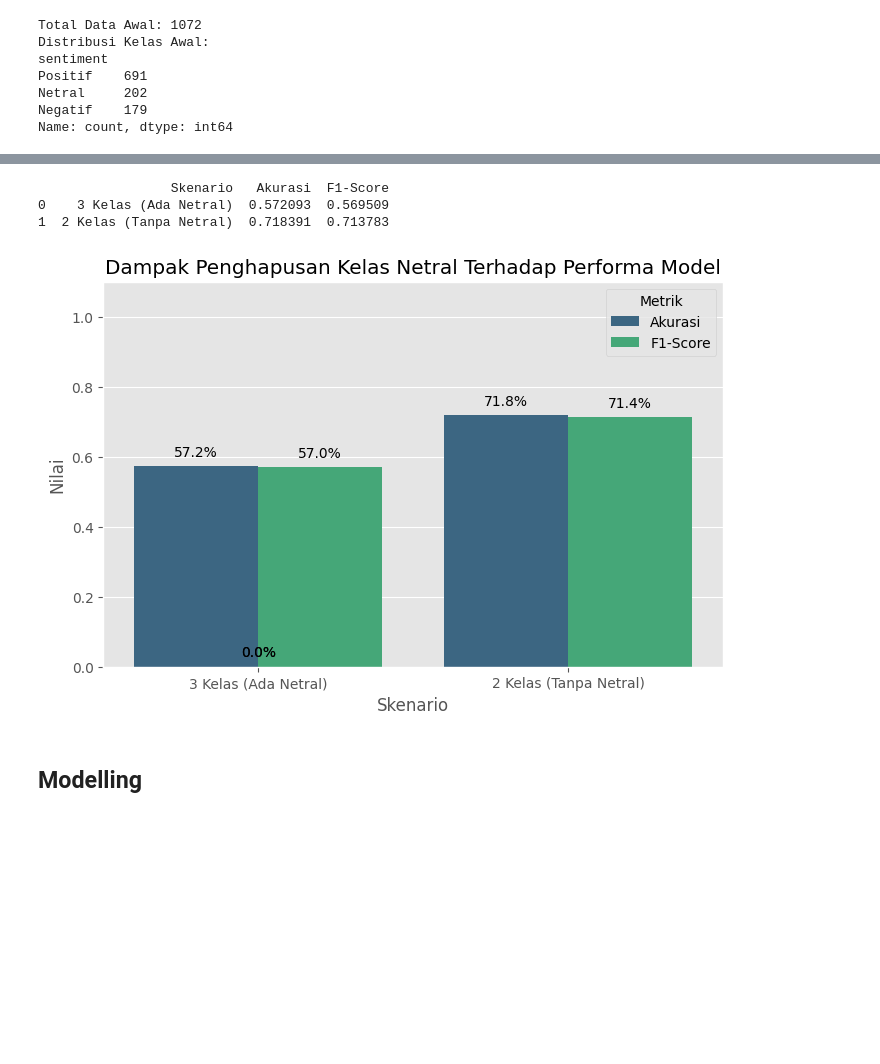
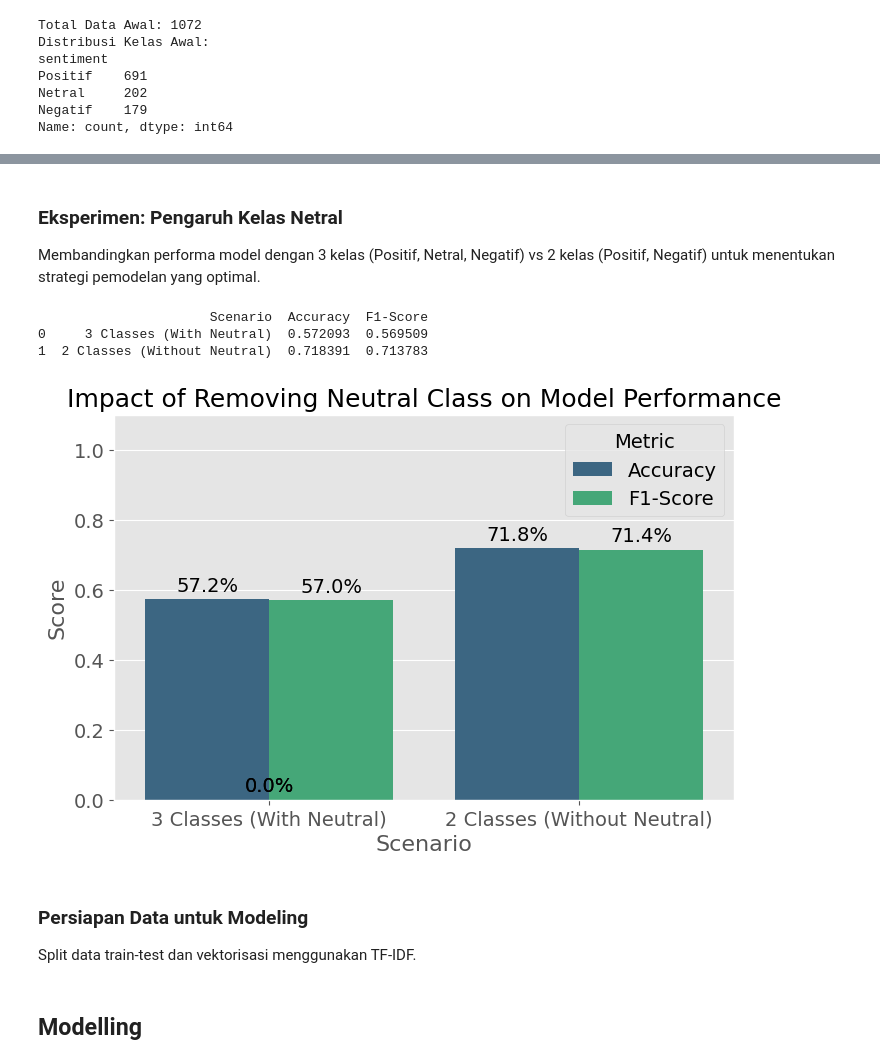
Before and after one commit to rhzain/kabur-aja-dulu, a Jupyter notebook: modelling.ipynb, the cells around one changed output, grey strips where cells are left out. Cells and saved outputs as stored; diff of their text form; code cells hidden in the pictures; blank space fills up the shorter version.

```diff
--- a/modelling.ipynb
+++ b/modelling.ipynb
@@ -49,3 +83,7 @@ plt.show()
+# %% [markdown]
+### Eksperimen: Pengaruh Kelas Netral
+
+Membandingkan performa model dengan 3 kelas (Positif, Netral, Negatif) vs 2 kelas (Positif, Negatif) untuk menentukan strategi pemodelan yang optimal.
 # %%
 def run_experiment_scenario(df_input, scenario_name):
     X = df_input['teks_final']
@@ -53,44 +91,48 @@ def run_experiment_scenario(df_input, scenario_name):
 
     X_train, X_test, y_train, y_test = train_test_split(X, y, test_size=0.2, random_state=42, stratify=y)
 
     vectorizer = TfidfVectorizer(max_features=5000)
     X_train_vect = vectorizer.fit_transform(X_train)
     X_test_vect = vectorizer.transform(X_test)
 
     model = SVC(kernel='linear', class_weight='balanced')
     model.fit(X_train_vect, y_train)
     y_pred = model.predict(X_test_vect)
 
     return accuracy_score(y_test, y_pred), f1_score(y_test, y_pred, average='weighted')
 
-acc_3, f1_3 = run_experiment_scenario(df_full, "3 Kelas (Pos, Net, Neg)")
+acc_3, f1_3 = run_experiment_scenario(df_full, "3 Classes (Pos, Neu, Neg)")
 
 df_2class = df_full[df_full['sentiment'] != 'Netral'].copy()
-acc_2, f1_2 = run_experiment_scenario(df_2class, "2 Kelas (Pos, Neg)")
+acc_2, f1_2 = run_experiment_scenario(df_2class, "2 Classes (Pos, Neg)")
 
 results = pd.DataFrame({
-    'Skenario': ['3 Kelas (Ada Netral)', '2 Kelas (Tanpa Netral)'],
-    'Akurasi': [acc_3, acc_2],
+    'Scenario': ['3 Classes (With Neutral)', '2 Classes (Without Neutral)'],
+    'Accuracy': [acc_3, acc_2],
     'F1-Score': [f1_3, f1_2]
 })
 
 print(results)
 
 plt.figure(figsize=(8, 5))
-df_melted = results.melt(id_vars='Skenario', var_name='Metrik', value_name='Nilai')
-ax = sns.barplot(x='Skenario', y='Nilai', hue='Metrik', data=df_melted, palette='viridis')
-plt.title('Dampak Penghapusan Kelas Netral Terhadap Performa Model')
+df_melted = results.melt(id_vars='Scenario', var_name='Metric', value_name='Score')
+ax = sns.barplot(x='Scenario', y='Score', hue='Metric', data=df_melted, palette='viridis')
+plt.title('Impact of Removing Neutral Class on Model Performance')
 plt.ylim(0, 1.1)
 
 for p in ax.patches:
     ax.annotate(f'{p.get_height():.1%}', (p.get_x() + p.get_width() / 2., p.get_height()),
                 ha='center', va='center', xytext=(0, 10), textcoords='offset points')
 plt.show()
 # %% [output]
-                 Skenario   Akurasi  F1-Score
-0    3 Kelas (Ada Netral)  0.572093  0.569509
-1  2 Kelas (Tanpa Netral)  0.718391  0.713783
+                      Scenario  Accuracy  F1-Score
+0     3 Classes (With Neutral)  0.572093  0.569509
+1  2 Classes (Without Neutral)  0.718391  0.713783
-[figure, old version]
+[figure, new version]
+# %% [markdown]
+### Persiapan Data untuk Modeling
+
+Split data train-test dan vektorisasi menggunakan TF-IDF.
 # %% [markdown]
 ## Modelling
 # %%
```
Also changed, not shown: parts of 19 cells of this notebook, 7 other files.
